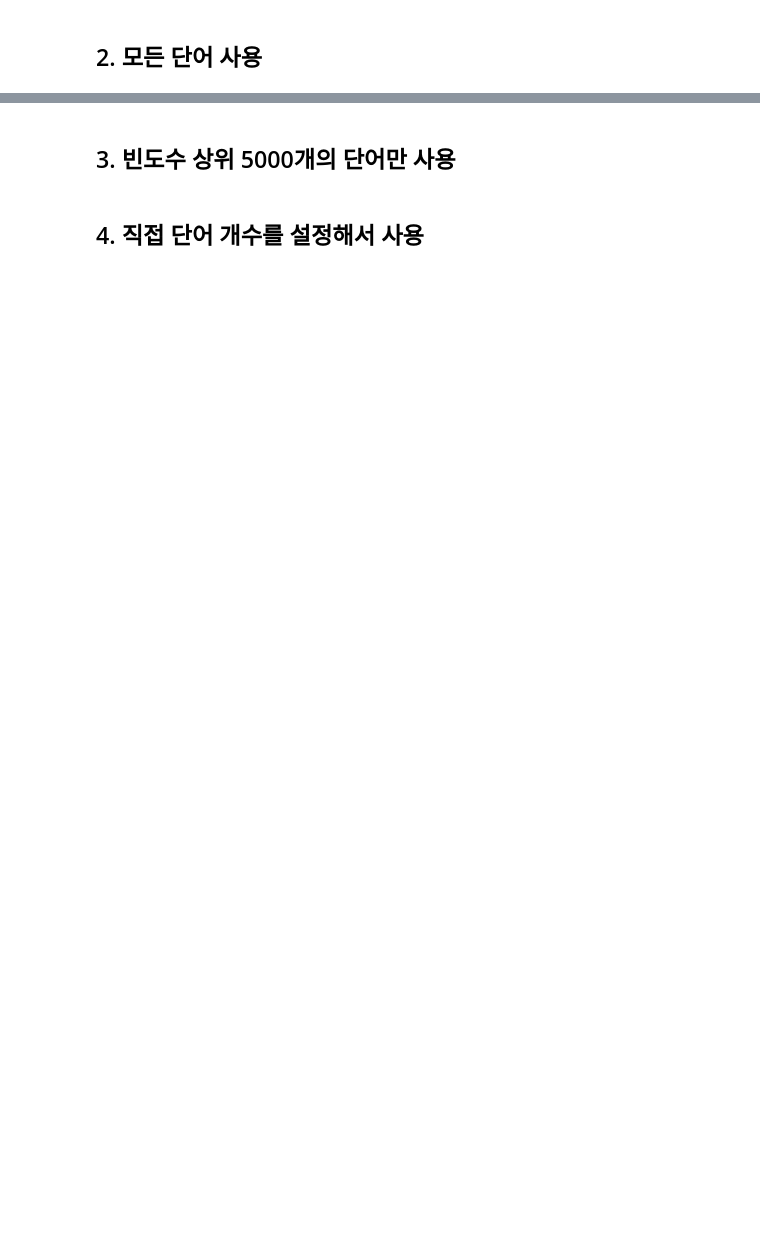
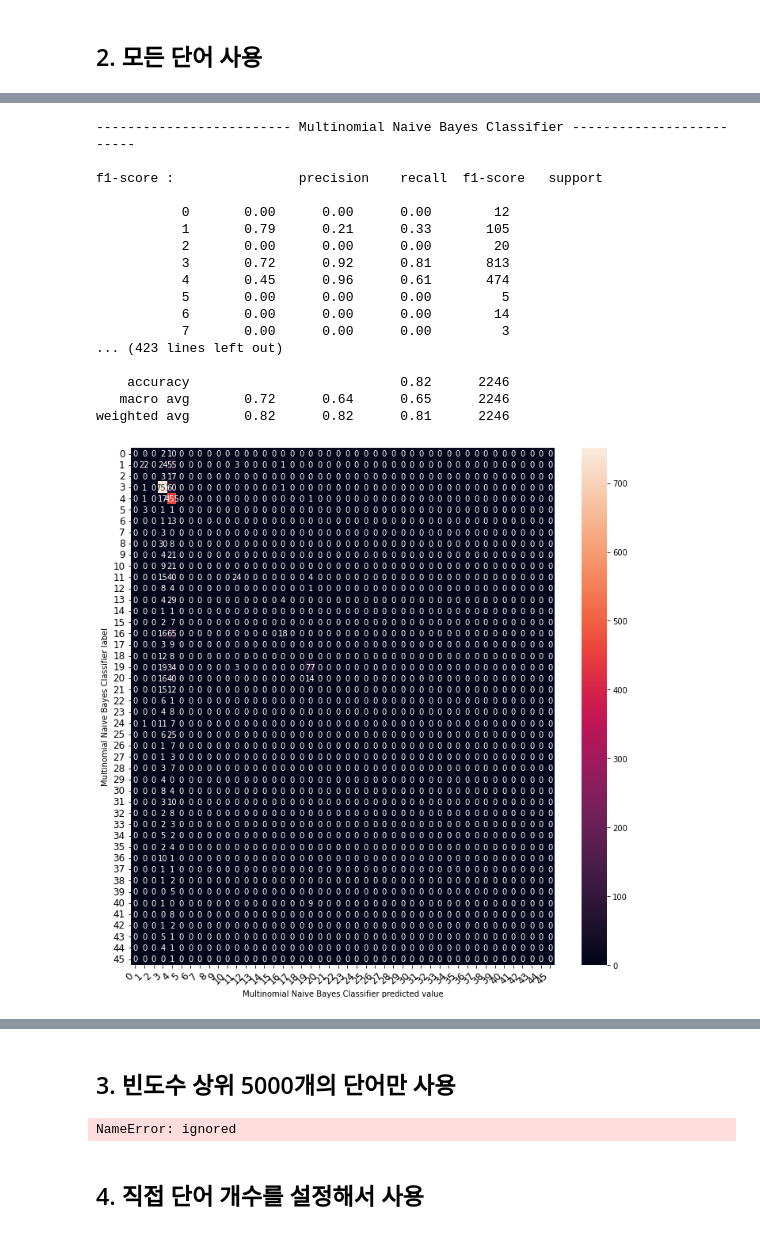
Before and after one commit to jx-dohwan/Aiffel_NLP_Project, a Jupyter notebook: [NLP_04]Try_changing_the_Vocabulary_Size.ipynb, the cells around one changed output, grey strips where cells are left out. Cells and saved outputs as stored; diff of their text form; code cells hidden in the pictures; blank space fills up the shorter version.

```diff
--- a/[NLP_04]Try_changing_the_Vocabulary_Size.ipynb
+++ b/[NLP_04]Try_changing_the_Vocabulary_Size.ipynb
@@ -19,5 +181,38 @@ import pandas as pd
+# %%
+
+def fcm(models, tfidfv_test, y_test):
+  for model in models:
+    if model == mnb:
+      model_name = 'Multinomial Naive Bayes Classifier'
+    elif model == cb:
+      model_name = 'Complement Naive Bayes Classifier'
+    elif model == lr:
+      model_name = 'Logistic Regression'
+    elif model == lsvc:
+      model_name = 'Linear Support Vector Machine'
+    elif model == tree:
+      model_name = 'Decision Tree'
+    elif model == forest:
+      model_name = 'Random Forest'
+    elif model == grbt:
+      model_name = 'GradientBoostingClassifier'
+    else:
+      model_name = 'Voting'
+
+    print('-'*25,model_name,'-'*25)
+    print()
+    print("f1-score : ", classification_report(y_test, model.predict(tfidfv_test), zero_division=0))
+
+
+    df_cm = pd.DataFrame(confusion_matrix(y_test, model.predict(tfidfv_test)))#, index=classes_name, columns=classes_name)
+    fig = plt.figure(figsize=(12,12))
+    heatmap = sns.heatmap(df_cm, annot=True, fmt="d")
+    heatmap.yaxis.set_ticklabels(heatmap.yaxis.get_ticklabels(), rotation=0, ha='right', fontsize=12)
+    heatmap.xaxis.set_ticklabels(heatmap.xaxis.get_ticklabels(), rotation=45, ha='right', fontsize=12)
+    plt.ylabel('{} label'.format(model_name))
+    plt.xlabel('{} predicted value'.format(model_name))
 # %% [markdown]
 ## 2. 모든 단어 사용
 # %%
-(x_train, y_train), (x_test, y_test) = reuters.load_data(num_words=None, test_split=0.2)
+tfidfv_train, y_train, tfidfv_test, y_test = data_load(num_words=None, test_split=0.2)
 # %% [output]
@@ -82,0 +234,2 @@ print(np.asarray((unique_elements, counts_elements)))
+# %%
+mnb, cb, lr, lsvc, tree, forest, grbt, voting_classifier = ML_Models(tfidfv_train, y_train, tfidfv_test, y_test)
@@ -82,0 +245,22 @@ print(np.asarray((unique_elements, counts_elements)))
+# %%
+models = [mnb, cb, lr, lsvc, tree, forest, grbt, voting_classifier]
+fcm(models, tfidfv_test, y_test)
+# %% [output]
+------------------------- Multinomial Naive Bayes Classifier -------------------------
+
+f1-score :                precision    recall  f1-score   support
+
+           0       0.00      0.00      0.00        12
+           1       0.79      0.21      0.33       105
+           2       0.00      0.00      0.00        20
+           3       0.72      0.92      0.81       813
+           4       0.45      0.96      0.61       474
+           5       0.00      0.00      0.00         5
+           6       0.00      0.00      0.00        14
+           7       0.00      0.00      0.00         3
+... (423 lines left out)
+
+    accuracy                           0.82      2246
+   macro avg       0.72      0.64      0.65      2246
+weighted avg       0.82      0.82      0.81      2246
+[figure, added]
@@ -84,0 +278,4 @@ print(np.asarray((unique_elements, counts_elements)))
+# %%
+mnb, cb, lr, lsvc, tree, forest, grbt, voting_classifier = ML_Models(tfidfv_train, y_train, tfidfv_test, y_test)
+# %% [output]
+NameError: ignored
```
Also changed, not shown: parts of 30 cells of this notebook.
